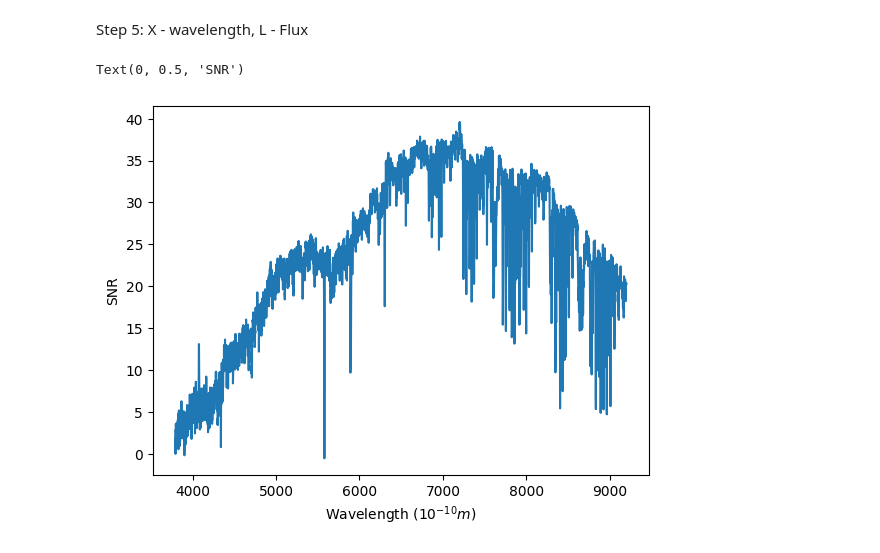
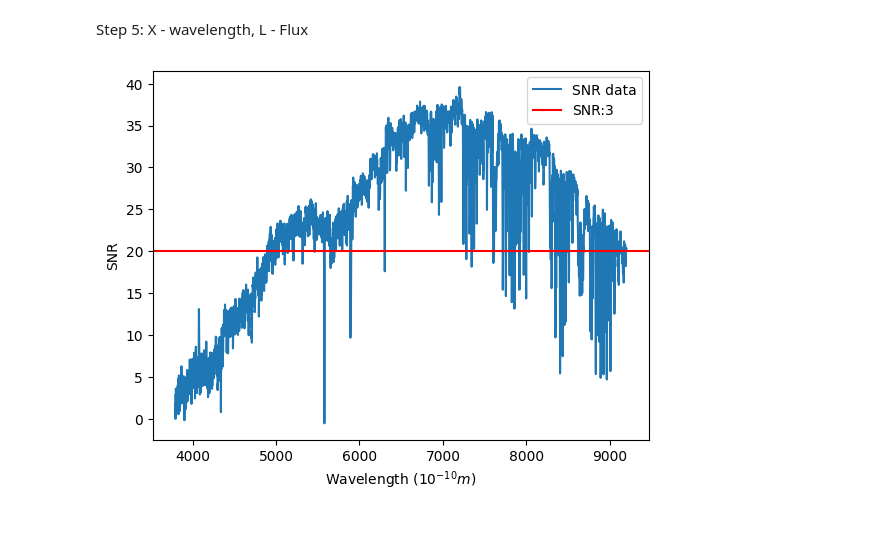
Before and after one commit to Prashan70/SAASS, a Jupyter notebook: Astropy Tutorial/Spectral SNR Visualization of Astronomical FITS SDSS.ipynb, the cells around one changed output. Cells and saved outputs as stored; diff of their text form; code cells hidden in the pictures.

```diff
--- a/Astropy Tutorial/Spectral SNR Visualization of Astronomical FITS SDSS.ipynb
+++ b/Astropy Tutorial/Spectral SNR Visualization of Astronomical FITS SDSS.ipynb
@@ -66,9 +64,11 @@ plt.show()
 Step 5: X - wavelength, L - Flux
 # %%
 plt.figure()
-plt.plot(lam, SNR)
+plt.plot(lam, SNR, label = 'SNR data')
 plt.xlabel('Wavelength ($10^{-10}m$)')
 plt.ylabel('SNR')
+plt.axhline(y=20, c='red', label = 'SNR:3')
+plt.legend()
+plt.show()
 # %% [output]
-Text(0, 0.5, 'SNR')
-[figure, old version]
+[figure, new version]
```
Also changed, not shown: parts of 1 cell of this notebook, 3 other files.
